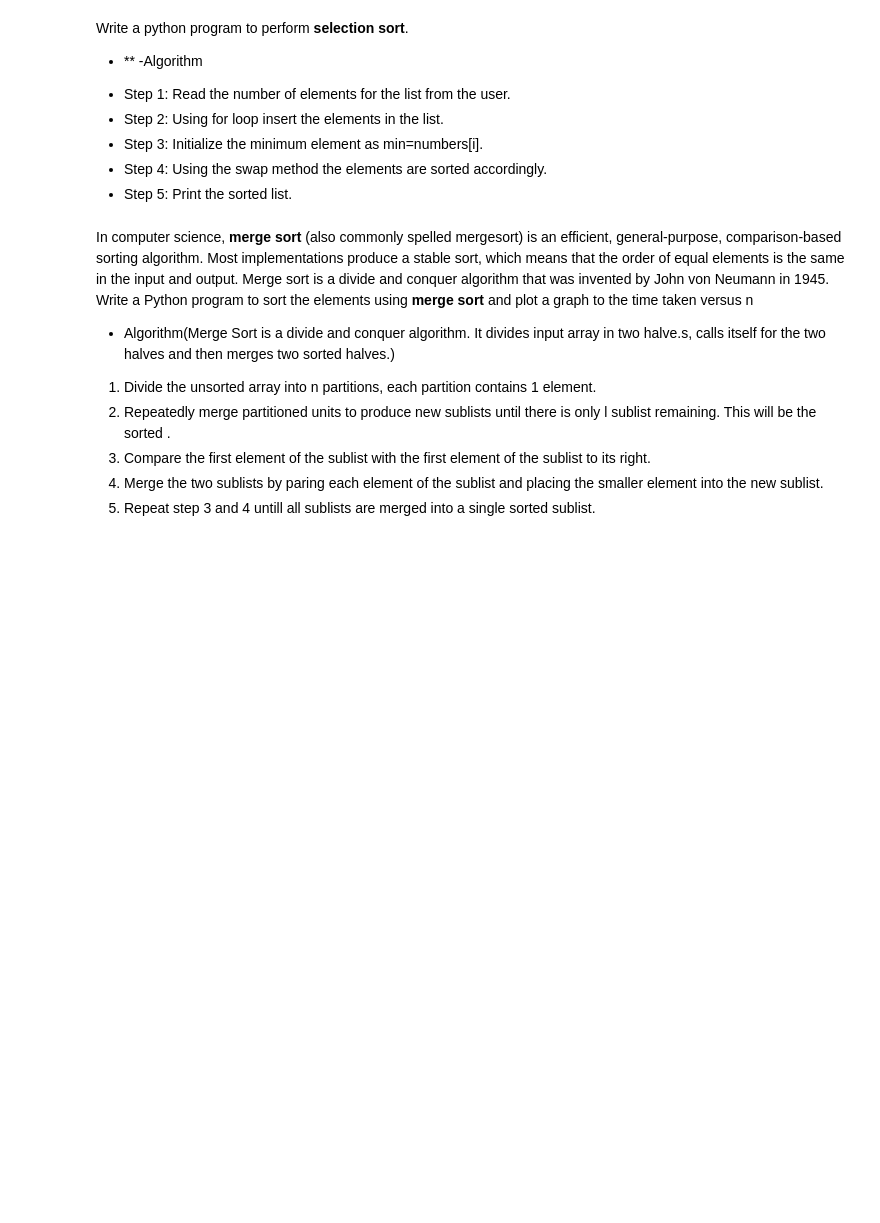
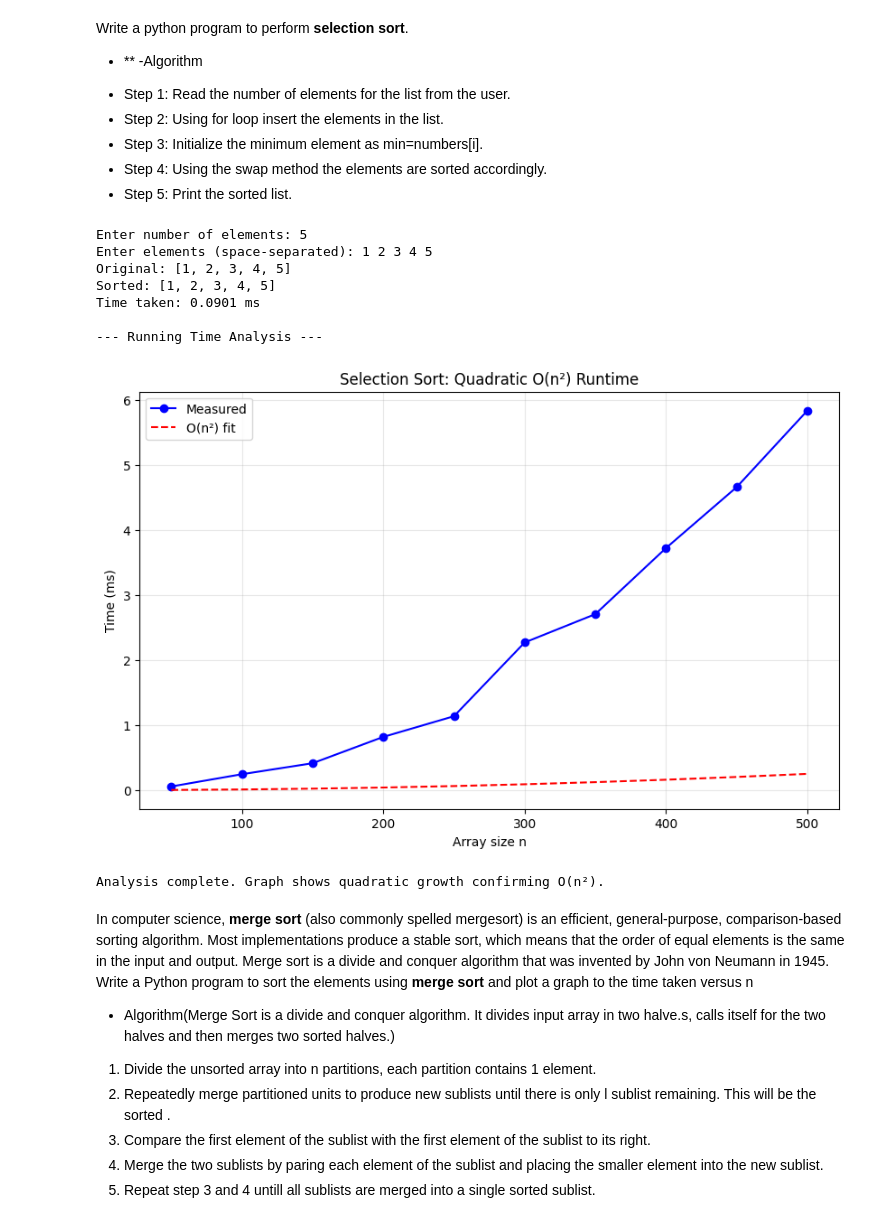
Before and after one commit to kirti-maker/APS, a Jupyter notebook: Lab_5.ipynb, the cells around one changed output. Cells and saved outputs as stored; diff of their text form; code cells hidden in the pictures; blank space fills up the shorter version.

```diff
--- a/Lab_5.ipynb
+++ b/Lab_5.ipynb
@@ -33,49 +33,49 @@ def selection_sort(numbers):
         numbers[i], numbers[min_idx] = numbers[min_idx], numbers[i]
     return numbers
 
-# User input (interactive or batch)
+# --- Interactive input ---
 n = int(input("Enter number of elements: "))
-try:
-    line = input("Enter elements (space-separated): ").strip().split()
-    if len(line) == n:
-        numbers = [int(x) for x in line]
-    else:
-        raise ValueError
-except:
-    print("Using interactive input:")
-    numbers = []
-    for _ in range(n):
-        numbers.append(int(input("Enter element: ")))
+numbers = list(map(int, input("Enter elements (space-separated): ").split()))
 
 print("Original:", numbers)
 start = time.time()
 sorted_numbers = selection_sort(numbers.copy())
 end = time.time()
 print("Sorted:", sorted_numbers)
 print(f"Time taken: {(end - start)*1000:.4f} ms")
 
-# Runtime analysis & plot
+# --- Runtime analysis & plot ---
 print("\n--- Running Time Analysis ---")
 sizes = np.arange(50, 501, 50)
 times = []
 for size in sizes:
     arr = [random.randint(0, 1000) for _ in range(size)]
     start = time.time()
     selection_sort(arr.copy())
     end = time.time()
     times.append((end - start) * 1000)  # ms
 
 plt.figure(figsize=(10, 6))
 plt.plot(sizes, times, 'bo-', label='Measured')
 plt.plot(sizes, (sizes**2)/1e6, 'r--', label='O(n²) fit')  # Scaled theoretical
 plt.xlabel('Array size n')
 plt.ylabel('Time (ms)')
 plt.title('Selection Sort: Quadratic O(n²) Runtime')
 plt.legend()
 plt.grid(True, alpha=0.3)
 plt.show()
 
-print("Analysis complete. Graph shows quadratic growth confirming O(n²)."[web:1][web:7])
+print("Analysis complete. Graph shows quadratic growth confirming O(n²).")
+# %% [output]
+Enter number of elements: 5
+Enter elements (space-separated): 1 2 3 4 5
+Original: [1, 2, 3, 4, 5]
+Sorted: [1, 2, 3, 4, 5]
+Time taken: 0.0901 ms
+
+--- Running Time Analysis ---
+[figure, added]
+Analysis complete. Graph shows quadratic growth confirming O(n²).
 # %% [markdown]
 In computer science, **merge sort** (also commonly spelled mergesort) is an efficient, general-purpose, comparison-based sorting algorithm. Most implementations produce a stable sort, which means that the order of equal elements is the same in the input and output. Merge sort is a divide and conquer algorithm that was invented by John von Neumann in 1945.
 Write a Python program to sort the elements using **merge sort** and plot a graph to the time taken versus n
```
Also changed, not shown: parts of 7 cells of this notebook.
